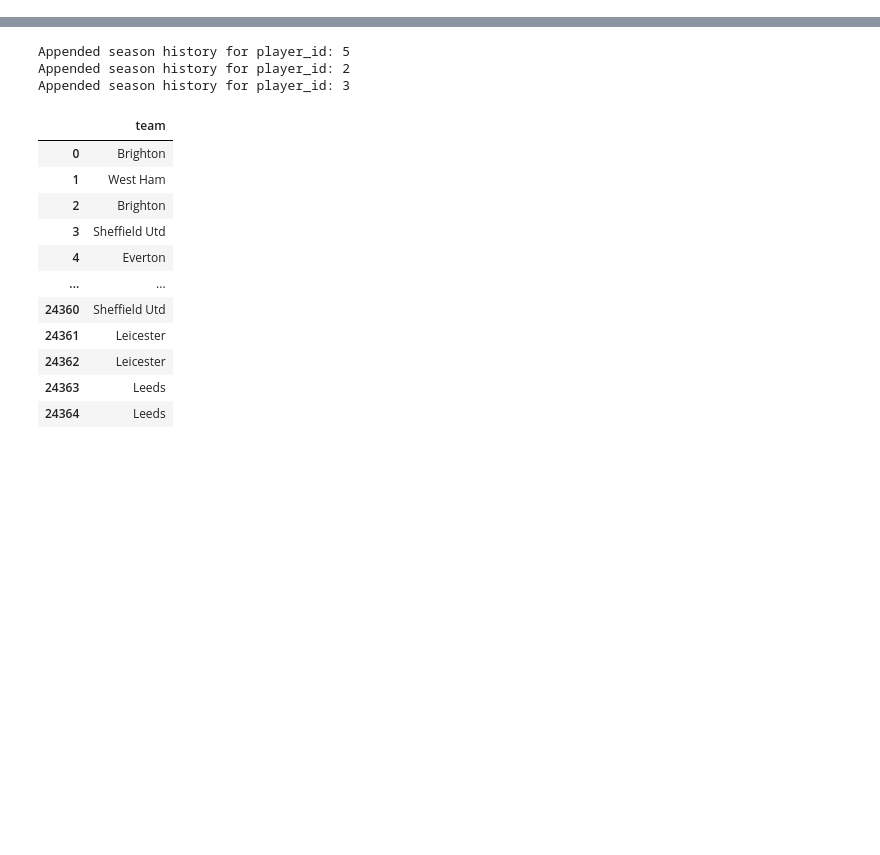
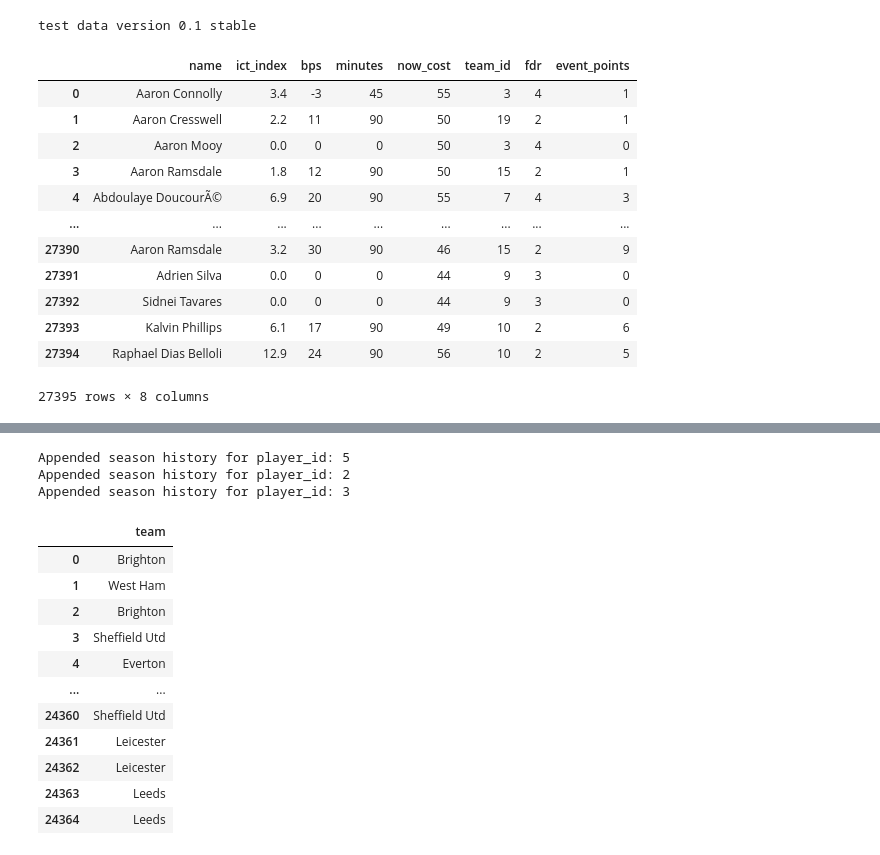
Before and after one commit to magnustorvund/fantasyAI, a Jupyter notebook: notebooks/for_loop_testing.ipynb, the cells around one changed output, grey strips where cells are left out. Drawn from its saved outputs; the diff is of its cells as text; code cells hidden in the pictures; blank space fills up the shorter version.

```diff
--- a/notebooks/for_loop_testing.ipynb
+++ b/notebooks/for_loop_testing.ipynb
@@ -13,0 +28,4 @@ from pipeline import run_model_training
+# %%
+df = create_training_data("2020-21")
+# %% [output]
+test data version 0.1 stable
@@ -13,0 +34,16 @@ from pipeline import run_model_training
+# %%
+df
+# %% [output]
+|  | name | ict_index | bps | minutes | now_cost | team_id | fdr | event_points |
+| 0 | Aaron Connolly | 3.4 | -3 | 45 | 55 | 3 | 4 | 1 |
+| 1 | Aaron Cresswell | 2.2 | 11 | 90 | 50 | 19 | 2 | 1 |
+| 2 | Aaron Mooy | 0.0 | 0 | 0 | 50 | 3 | 4 | 0 |
+| 3 | Aaron Ramsdale | 1.8 | 12 | 90 | 50 | 15 | 2 | 1 |
+| 4 | Abdoulaye DoucourÃ© | 6.9 | 20 | 90 | 55 | 7 | 4 | 3 |
+| ... | ... | ... | ... | ... | ... | ... | ... | ... |
+| 27390 | Aaron Ramsdale | 3.2 | 30 | 90 | 46 | 15 | 2 | 9 |
+| 27391 | Adrien Silva | 0.0 | 0 | 0 | 44 | 9 | 3 | 0 |
+| 27392 | Sidnei Tavares | 0.0 | 0 | 0 | 44 | 9 | 3 | 0 |
+| 27393 | Kalvin Phillips | 6.1 | 17 | 90 | 49 | 10 | 2 | 6 |
+| 27394 | Raphael Dias Belloli | 12.9 | 24 | 90 | 56 | 10 | 2 | 5 |
+27395 rows × 8 columns
```
Also changed, not shown: parts of 14 cells of this notebook, 2 other files.
